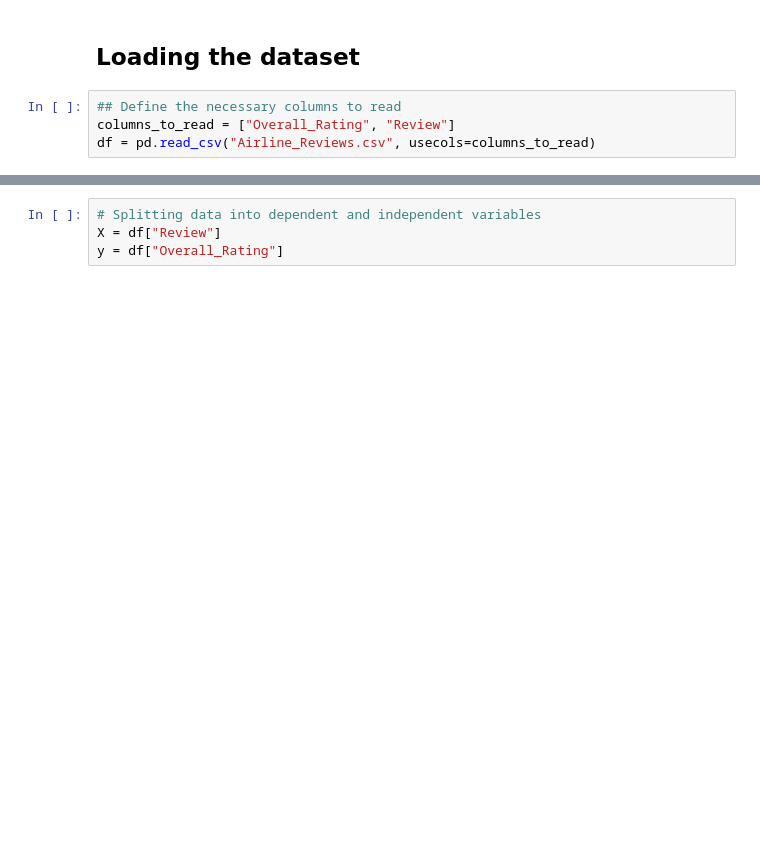
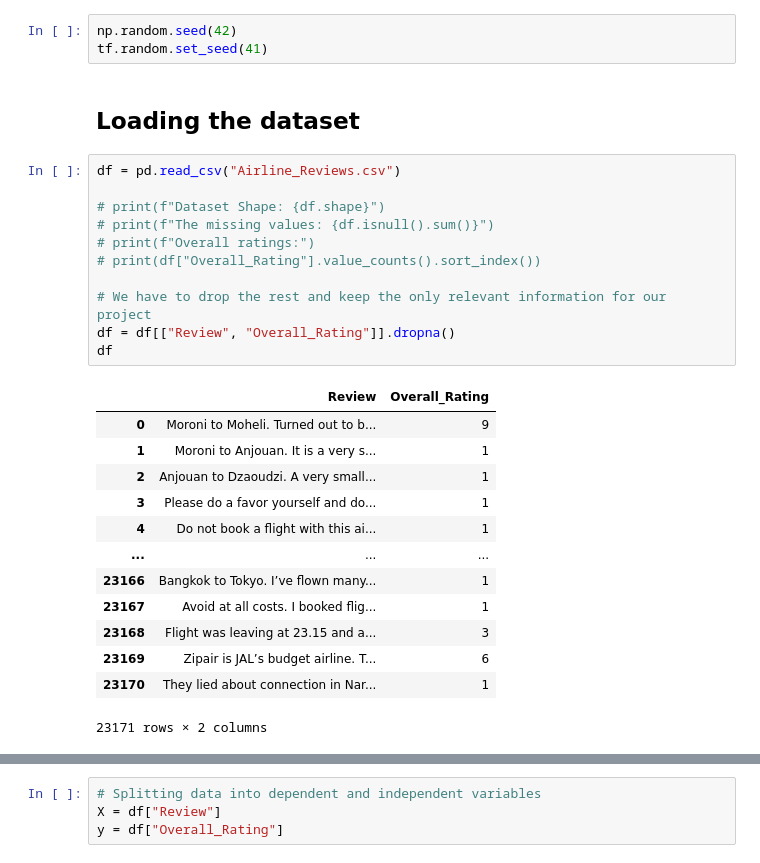
Before and after one commit to Iyabivuz-e/Airline_rating_predictor, a Jupyter notebook: main.ipynb, the cells around one changed output, grey strips where cells are left out. Drawn from its saved outputs; the diff is of its cells as text; blank space fills up the shorter version.

```diff
--- a/main.ipynb
+++ b/main.ipynb
@@ -82,6 +65,30 @@ from sklearn.model_selection import train_test_split, GridSearchCV
+# %%
+np.random.seed(42)
+tf.random.set_seed(41)
 # %% [markdown]
 ## Loading the dataset
-# %%
-## Define the necessary columns to read
-columns_to_read = ["Overall_Rating", "Review"]
-df = pd.read_csv("Airline_Reviews.csv", usecols=columns_to_read)
+# %%
+df = pd.read_csv("Airline_Reviews.csv")
+
+# print(f"Dataset Shape: {df.shape}")
+# print(f"The missing values: {df.isnull().sum()}")
+# print(f"Overall ratings:")
+# print(df["Overall_Rating"].value_counts().sort_index())
+
+# We have to drop the rest and keep the only relevant information for our project
+df = df[["Review", "Overall_Rating"]].dropna()
+df
+# %% [output]
+|  | Review | Overall_Rating |
+| 0 | Moroni to Moheli. Turned out to b... | 9 |
+| 1 | Moroni to Anjouan. It is a very s... | 1 |
+| 2 | Anjouan to Dzaoudzi. A very small... | 1 |
+| 3 | Please do a favor yourself and do... | 1 |
+| 4 | Do not book a flight with this ai... | 1 |
+| ... | ... | ... |
+| 23166 | Bangkok to Tokyo. I’ve flown many... | 1 |
+| 23167 | Avoid at all costs. I booked flig... | 1 |
+| 23168 | Flight was leaving at 23.15 and a... | 3 |
+| 23169 | Zipair is JAL’s budget airline. T... | 6 |
+| 23170 | They lied about connection in Nar... | 1 |
+23171 rows × 2 columns
```
Also changed, not shown: parts of 32 cells of this notebook.
